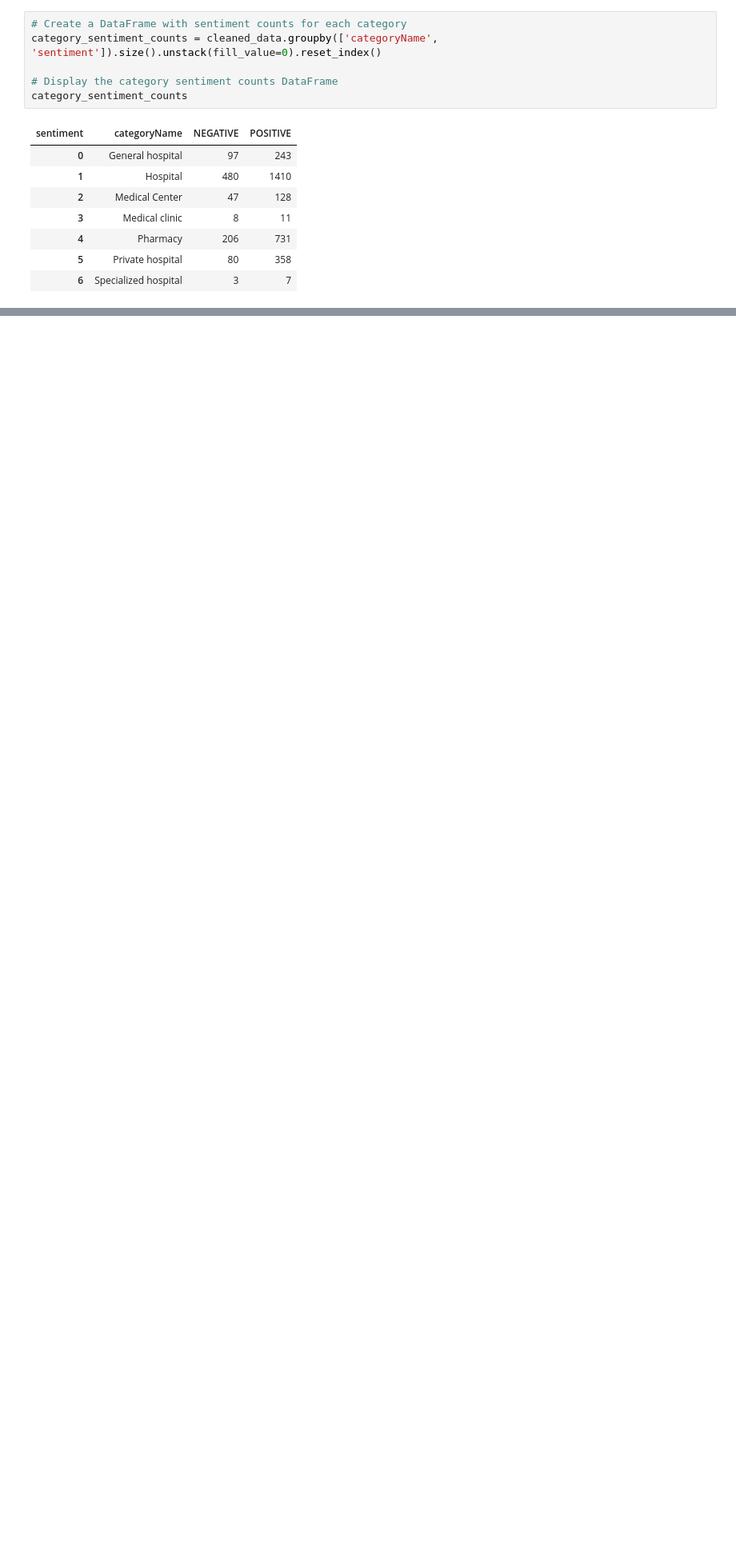
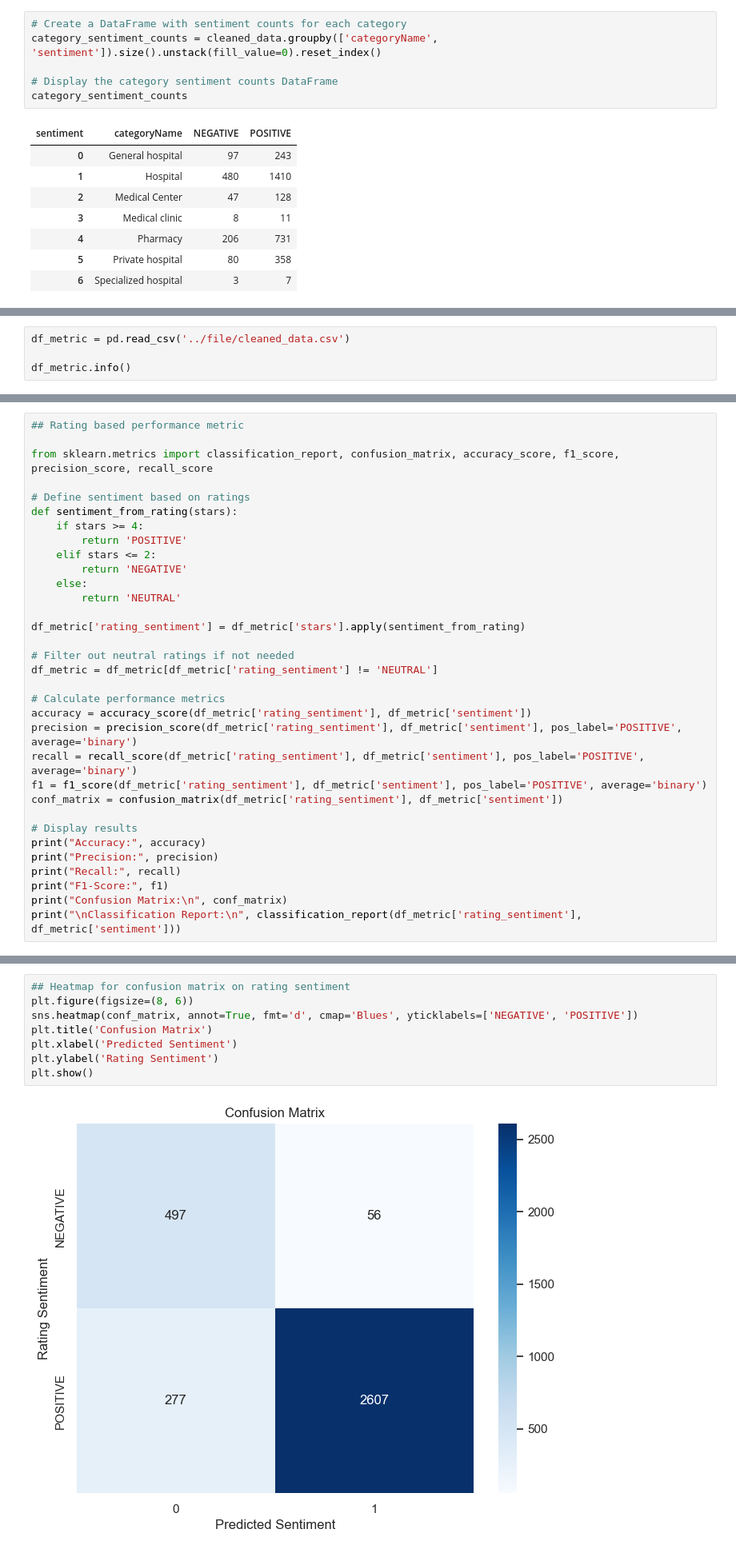
Before and after one commit to Fiki-josh/sentiment_health, a Jupyter notebook: notebooks/book.ipynb, the cells around one changed output, grey strips where cells are left out. Shown at 80% size. Saved outputs shown, nothing was run; the diff lists cells and outputs as text; blank space fills up the shorter version.

Commit message:
performance metrics evaulation

```diff
--- a/notebooks/book.ipynb
+++ b/notebooks/book.ipynb
@@ -493,0 +503,4 @@ plt.show()
+# %%
+df_metric = pd.read_csv('../file/cleaned_data.csv')
+
+df_metric.info()
@@ -493,0 +528,33 @@ plt.show()
+# %%
+## Rating based performance metric
+
+from sklearn.metrics import classification_report, confusion_matrix, accuracy_score, f1_score, precision_score, recall_score
+
+# Define sentiment based on ratings
+def sentiment_from_rating(stars):
+    if stars >= 4:
+        return 'POSITIVE'
+    elif stars <= 2:
+        return 'NEGATIVE'
+    else:
+        return 'NEUTRAL'
+
+df_metric['rating_sentiment'] = df_metric['stars'].apply(sentiment_from_rating)
+
+# Filter out neutral ratings if not needed
+df_metric = df_metric[df_metric['rating_sentiment'] != 'NEUTRAL']
+
+# Calculate performance metrics
+accuracy = accuracy_score(df_metric['rating_sentiment'], df_metric['sentiment'])
+precision = precision_score(df_metric['rating_sentiment'], df_metric['sentiment'], pos_label='POSITIVE', average='binary')
+recall = recall_score(df_metric['rating_sentiment'], df_metric['sentiment'], pos_label='POSITIVE', average='binary')
+f1 = f1_score(df_metric['rating_sentiment'], df_metric['sentiment'], pos_label='POSITIVE', average='binary')
+conf_matrix = confusion_matrix(df_metric['rating_sentiment'], df_metric['sentiment'])
+
+# Display results
+print("Accuracy:", accuracy)
+print("Precision:", precision)
+print("Recall:", recall)
+print("F1-Score:", f1)
+print("Confusion Matrix:\n", conf_matrix)
+print("\nClassification Report:\n", classification_report(df_metric['rating_sentiment'], df_metric['sentiment']))
@@ -493,0 +579,10 @@ plt.show()
+# %%
+## Heatmap for confusion matrix on rating sentiment
+plt.figure(figsize=(8, 6))
+sns.heatmap(conf_matrix, annot=True, fmt='d', cmap='Blues', yticklabels=['NEGATIVE', 'POSITIVE'])
+plt.title('Confusion Matrix')
+plt.xlabel('Predicted Sentiment')
+plt.ylabel('Rating Sentiment')
+plt.show()
+# %% [output]
+[figure, added]
```
Also changed, not shown: parts of 6 cells of this notebook, 4 other files.
